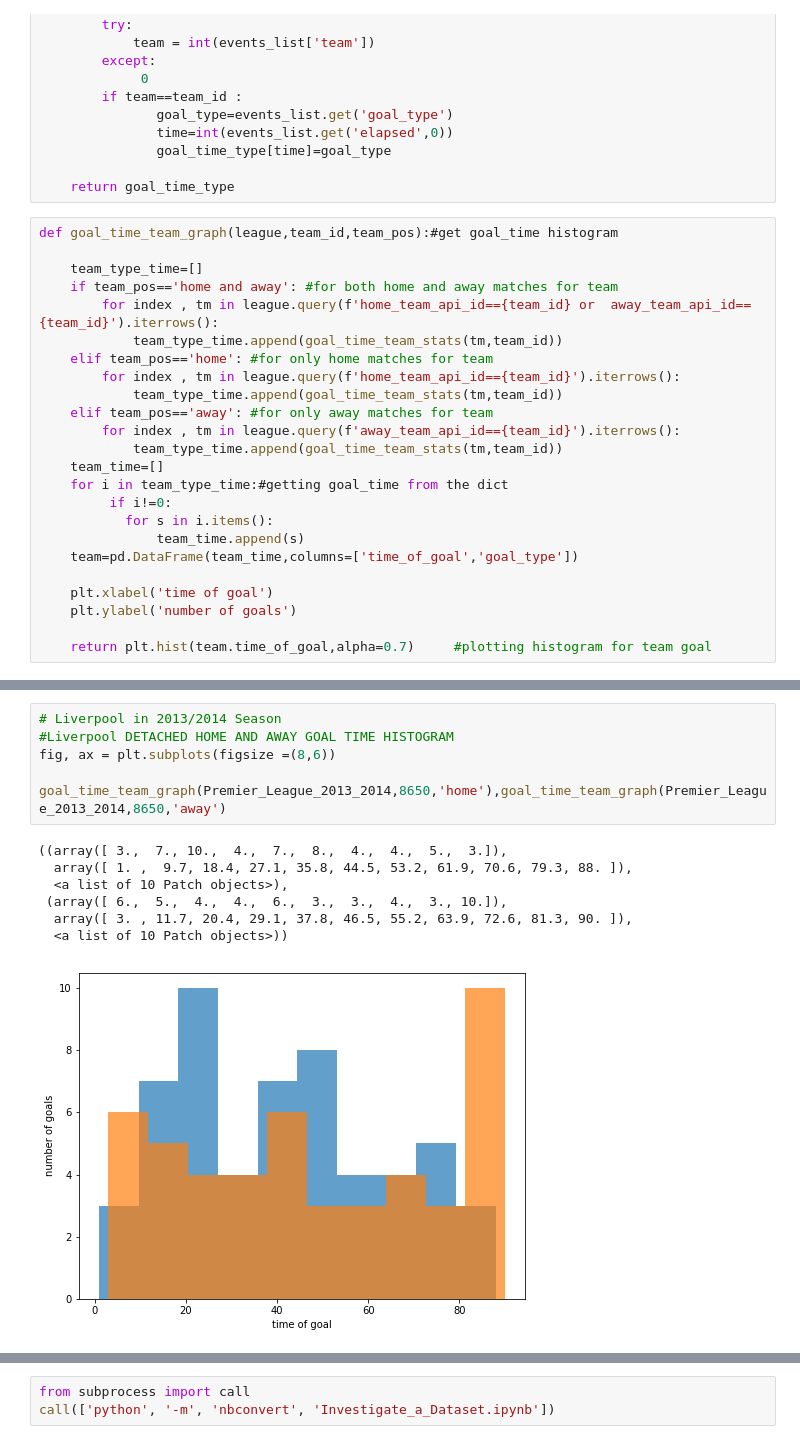
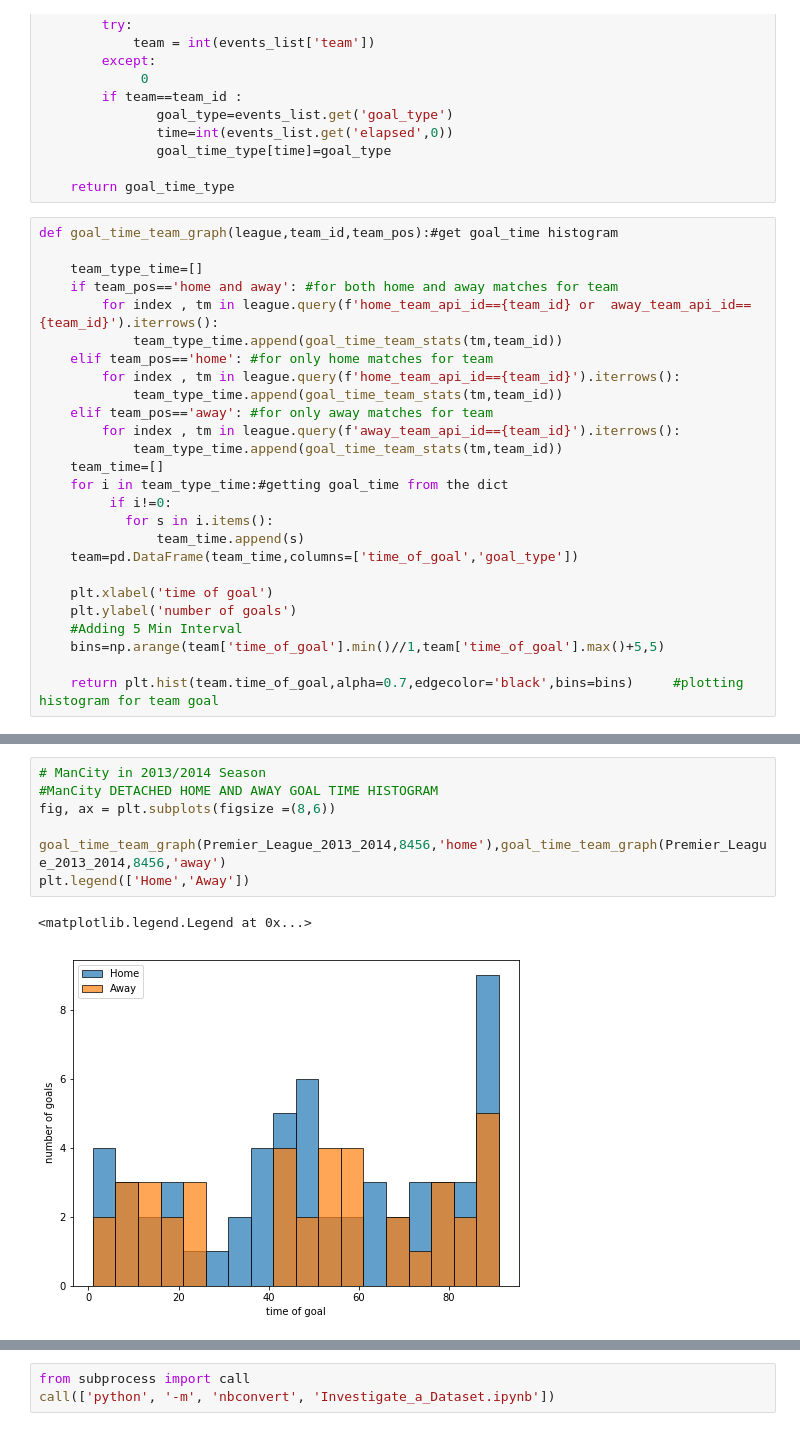
Before and after one commit to Ahmed8aa/Soccer-analysis-for-top-5-leagues, a Jupyter notebook: Investigate_a_Dataset.ipynb, the cells around one changed output, grey strips where cells are left out. Cells and saved outputs as stored; diff of their text form.

```diff
--- a/Investigate_a_Dataset.ipynb
+++ b/Investigate_a_Dataset.ipynb
@@ -715,8 +731,10 @@ def goal_time_team_graph(league,team_id,team_pos):#get goal_time histogram
 
     plt.xlabel('time of goal')
     plt.ylabel('number of goals')
+    #Adding 5 Min Interval
+    bins=np.arange(team['time_of_goal'].min()//1,team['time_of_goal'].max()+5,5)
 
-    return plt.hist(team.time_of_goal,alpha=0.7)     #plotting histogram for team goal
+    return plt.hist(team.time_of_goal,alpha=0.7,edgecolor='black',bins=bins)     #plotting histogram for team goal
 # %%
 # REAL MADRID in 2015/2016 Season
 #REAL MADRID DETACHED HOME AND AWAY GOAL TIME HISTOGRAM
@@ -774,15 +807,11 @@ goal_time_team_graph(Laliga_2015_2016,8634,'home and away')
 # %%
-# Liverpool in 2013/2014 Season
-#Liverpool DETACHED HOME AND AWAY GOAL TIME HISTOGRAM
+# ManCity in 2013/2014 Season
+#ManCity DETACHED HOME AND AWAY GOAL TIME HISTOGRAM
 fig, ax = plt.subplots(figsize =(8,6))
 
-goal_time_team_graph(Premier_League_2013_2014,8650,'home'),goal_time_team_graph(Premier_League_2013_2014,8650,'away')
+goal_time_team_graph(Premier_League_2013_2014,8456,'home'),goal_time_team_graph(Premier_League_2013_2014,8456,'away')
+plt.legend(['Home','Away'])
 # %% [output]
-((array([ 3.,  7., 10.,  4.,  7.,  8.,  4.,  4.,  5.,  3.]),
-  array([ 1. ,  9.7, 18.4, 27.1, 35.8, 44.5, 53.2, 61.9, 70.6, 79.3, 88. ]),
-  <a list of 10 Patch objects>),
- (array([ 6.,  5.,  4.,  4.,  6.,  3.,  3.,  4.,  3., 10.]),
-  array([ 3. , 11.7, 20.4, 29.1, 37.8, 46.5, 55.2, 63.9, 72.6, 81.3, 90. ]),
-  <a list of 10 Patch objects>))
+<matplotlib.legend.Legend at 0x...>
-[figure, old version]
+[figure, new version]
 # %%
```
Also changed, not shown: parts of 26 cells of this notebook.
